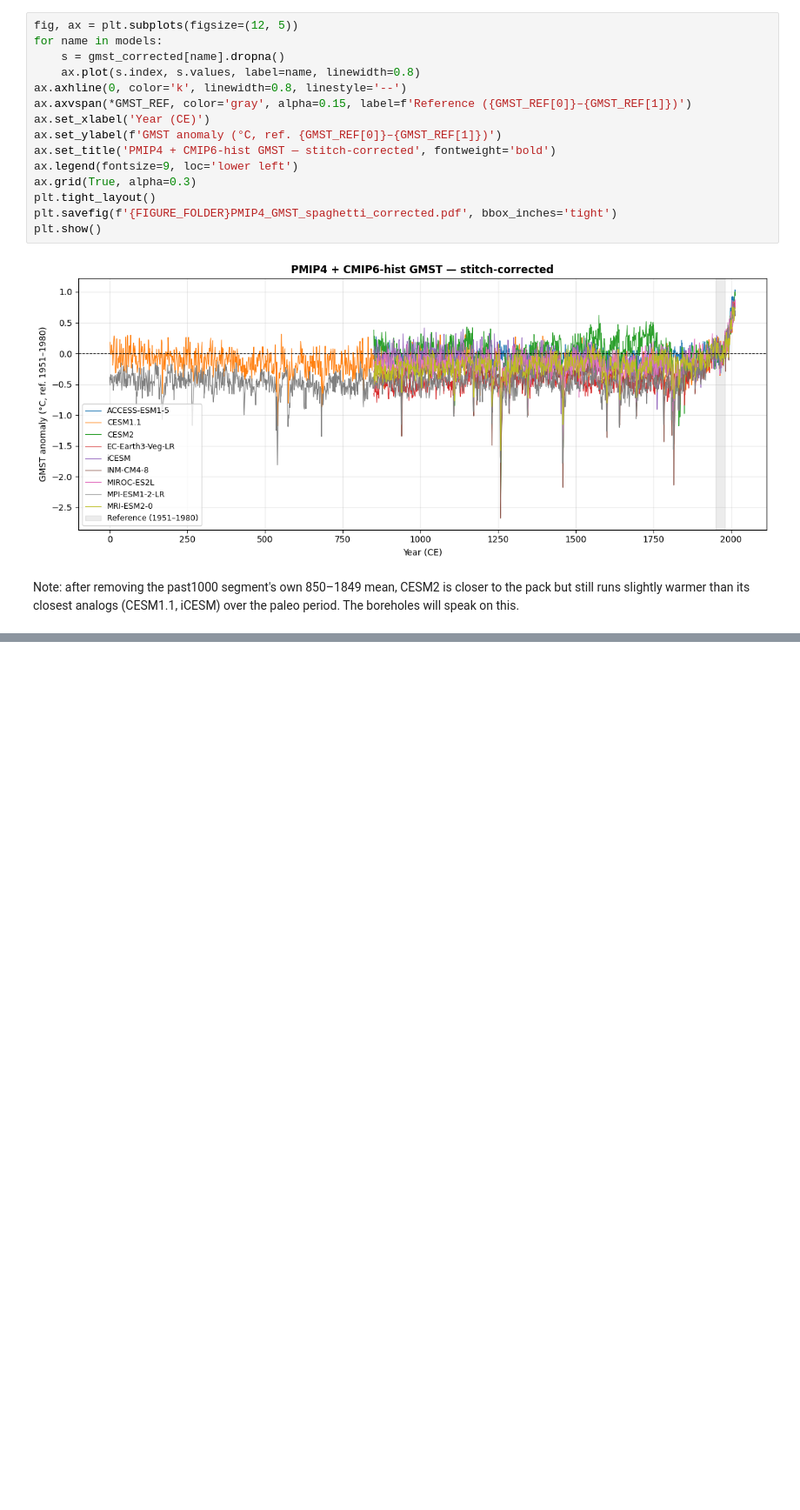
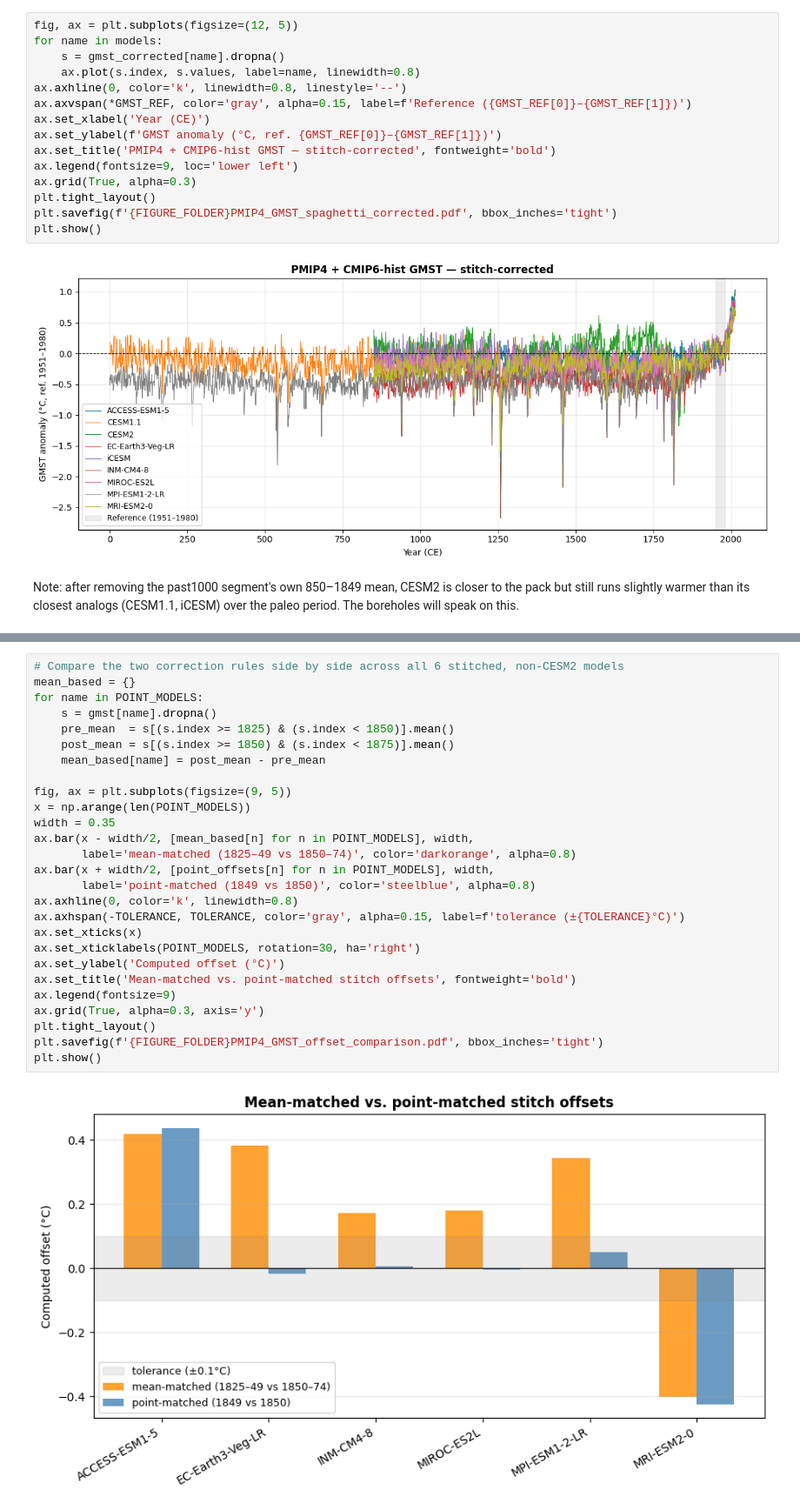
Before and after one commit to paleoDA/ce_fields, a Jupyter notebook: code/PMIP4_1850_stitch.ipynb, the cells around one changed output, grey strips where cells are left out. Shown at 87% size. Cells and saved outputs as stored; diff of their text form; blank space fills up the shorter version.

```diff
--- a/notebooks/PMIP4_1850_stitch.ipynb
+++ b/code/PMIP4_1850_stitch.ipynb
@@ -364,0 +535,29 @@ Note: after removing the past1000 segment's own 850–1849 mean, CESM2 is closer
+# %%
+# Compare the two correction rules side by side across all 6 stitched, non-CESM2 models
+mean_based = {}
+for name in POINT_MODELS:
+    s = gmst[name].dropna()
+    pre_mean  = s[(s.index >= 1825) & (s.index < 1850)].mean()
+    post_mean = s[(s.index >= 1850) & (s.index < 1875)].mean()
+    mean_based[name] = post_mean - pre_mean
+
+fig, ax = plt.subplots(figsize=(9, 5))
+x = np.arange(len(POINT_MODELS))
+width = 0.35
+ax.bar(x - width/2, [mean_based[n] for n in POINT_MODELS], width,
+       label='mean-matched (1825–49 vs 1850–74)', color='darkorange', alpha=0.8)
+ax.bar(x + width/2, [point_offsets[n] for n in POINT_MODELS], width,
+       label='point-matched (1849 vs 1850)', color='steelblue', alpha=0.8)
+ax.axhline(0, color='k', linewidth=0.8)
+ax.axhspan(-TOLERANCE, TOLERANCE, color='gray', alpha=0.15, label=f'tolerance (±{TOLERANCE}°C)')
+ax.set_xticks(x)
+ax.set_xticklabels(POINT_MODELS, rotation=30, ha='right')
+ax.set_ylabel('Computed offset (°C)')
+ax.set_title('Mean-matched vs. point-matched stitch offsets', fontweight='bold')
+ax.legend(fontsize=9)
+ax.grid(True, alpha=0.3, axis='y')
+plt.tight_layout()
+plt.savefig(f'{FIGURE_FOLDER}PMIP4_GMST_offset_comparison.pdf', bbox_inches='tight')
+plt.show()
+# %% [output]
+[figure, added]
```
Also changed, not shown: parts of 10 cells of this notebook, 20 other files.
